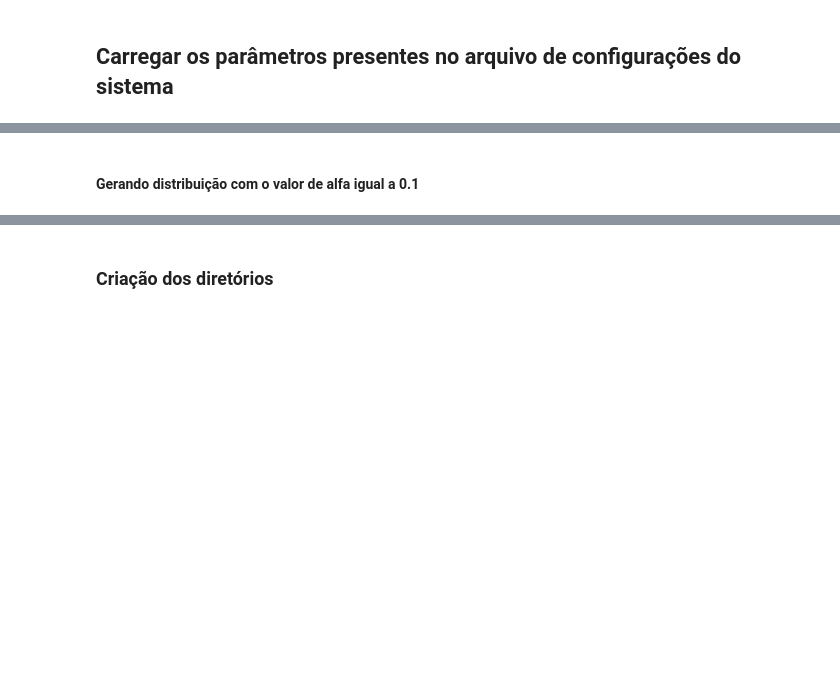
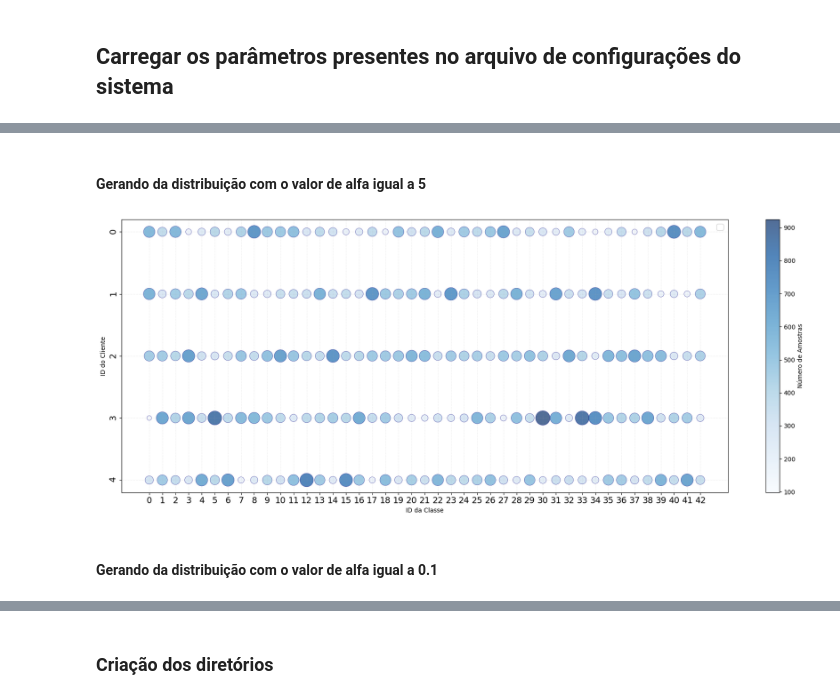
Before and after one commit to GTA-UFRJ/MinicursoAprendizadoFederadoVeicularSBRC2026, a Jupyter notebook: notebooks/afv_sbrc_2026.ipynb, the cells around one changed output, grey strips where cells are left out. Cells and saved outputs as stored; diff of their text form; code cells hidden in the pictures; blank space fills up the shorter version.

```diff
--- a/notebooks/afv_sbrc_2026.ipynb
+++ b/notebooks/afv_sbrc_2026.ipynb
@@ -31,9 +48,13 @@ n_clients=cfg['simulation']['cars']
+# %% [markdown]
+#### Gerando da distribuição com o valor de alfa igual a 5
 # %%
 generate_datasets(dataset_name=dataset_name,
-                  alpha=alpha,
+                  alpha=5,
                   n_clients=n_clients)
+# %% [output]
+[figure, added]
-# %% [markdown]
-#### Gerando distribuição com o valor de alfa igual a 0.1
+# %% [markdown]
+#### Gerando da distribuição com o valor de alfa igual a 0.1
 # %%
 generate_datasets(dataset_name=dataset_name,
                   alpha=0.1,
```
Also changed, not shown: parts of 31 cells of this notebook, 10 other files.
